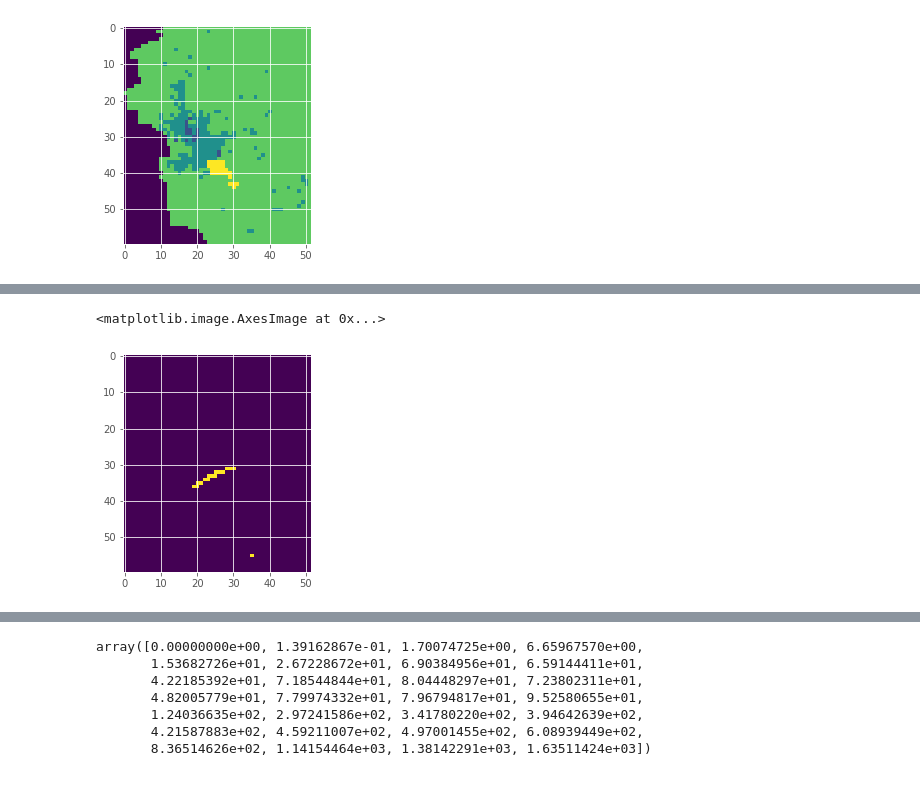
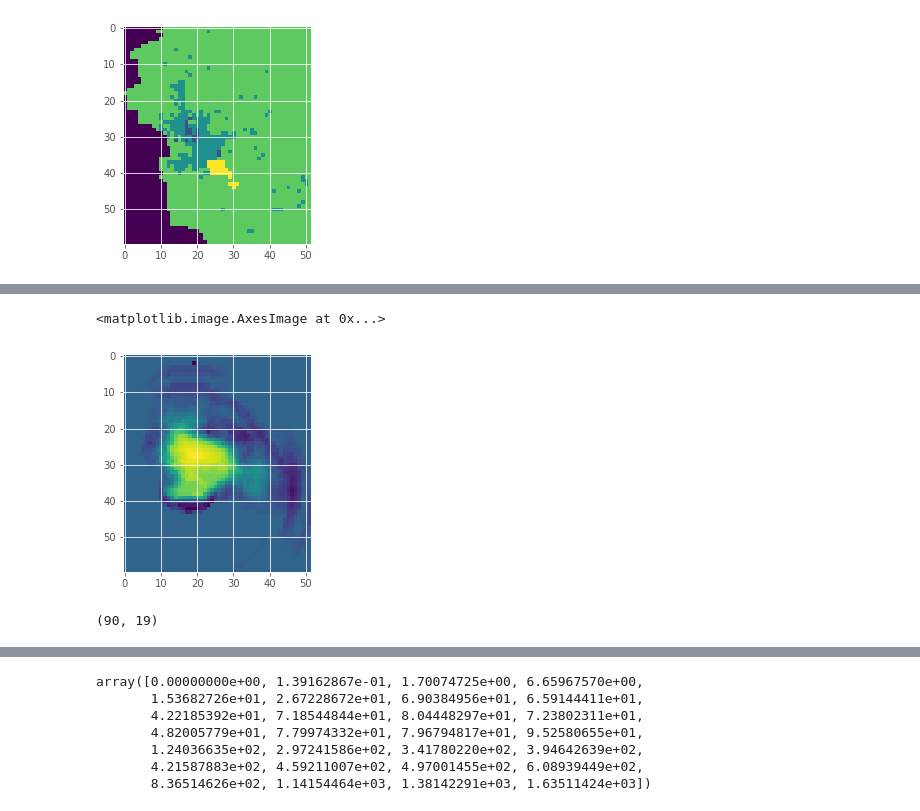
Before and after one commit to rdglpz/optimal_light_sensor_location, a Jupyter notebook: paso1_construir_base_de_datos_semivarianza.ipynb, the cells around one changed output, grey strips where cells are left out. Drawn from its saved outputs; the diff is of its cells as text; code cells hidden in the pictures.

```diff
--- a/paso1_construir_base_de_datos_semivarianza.ipynb
+++ b/paso1_construir_base_de_datos_semivarianza.ipynb
@@ -31,7 +31,7 @@ from skimage.filters import rank
 #import numpy as np
 from skimage.draw import line
 # %%
-fn = "config_exp_13062022.txt"
+fn = "config_exp_15062022_redo_exp.txt"
 # %%
 
 me.createProject(fn)
@@ -61,22 +64,20 @@ EAM = ps.readIMG(niveles,invert=True)
 
 th = int(setup["desaturation_th"])
 # %%
-nonsat,distance = ps.desaturate(NTLI,th=th)
+DNTLI,distance = ps.desaturate(NTLI,th=th)
 # %%
-
-
 #smoothing parameters
 sigma_y = setup['filterg_sy']
 sigma_x =setup['filterg_sx']
 sigma = [sigma_y,sigma_x]
 
-nonsat2 = sp.ndimage.filters.gaussian_filter(nonsat, sigma, mode=setup['gaussian_mode'])
+FDNTLI = sp.ndimage.filters.gaussian_filter(DNTLI, sigma, mode=setup['gaussian_mode'])
 #nonsat2 = luminance
 
 #we filter only the values greater than 22
-nonsat2 = (nonsat2>=setup['neglect_values'])*nonsat2
+FDNTLI = (FDNTLI>=setup['neglect_values'])*FDNTLI
 si = (33,24)
-nonsatc = np.copy(nonsat2)
+nonsatc = np.copy(FDNTLI)
 nonsatc[si]=0
 plt.imshow(nonsatc)
 plt.show()
@@ -98,47 +100,31 @@ plt.imshow(EAM)
 # %%
 from IPython.display import clear_output
 
-coords = ps.get_coords(nonsat2>0)
+coords = ps.get_coords(FDNTLI>0)
 
 #fill the required params
 si = (37,18)
 
 params = {"type": "semivar",
-          "si": si,
           "atol": setup["tolerance_angle"],
           "dtol": setup["tolerance_distance"]}
 
 
-sv = np.zeros(luminance.shape)
+sv = np.zeros(FDNTLI.shape)
 
 #tell to the class, which object is going to be used to make the semivariogram
 
 
-rG = rg.rGrowing(nonsat2)
+rG = rg.rGrowing(FDNTLI)
 
 rG.setParams(params)
 
 n = len(coords)
 
 #ncords x imagesize m x n
-image_size = (n,nonsat2.shape[0]*nonsat2.shape[1])
+image_size = (n,FDNTLI.shape[0]*FDNTLI.shape[1])
 allsemivariances = np.zeros(image_size)
 allmask = np.zeros(image_size)
 
+
 df = pd.DataFrame()
-
-for i,si in enumerate(coords):
-
-    clear_output(wait=True)
-    s="{percen: 1.2f}%"
-    print(s.format(percen = 100*(i+1)/(n)))
-    si = tuple(si)
-
-    #generate a semivariance sv map
-    sv = rG.makeSemivarianceMap(si)
-
-    #flattne sv to store it in a dataframe
-    allsemivariances[i] = sv.flatten()
-
-    #construct a mask of sv and then flatten it
-    allmask[i] = ps.constructMask(si,sv,flat_means_decrease).flatten()
@@ -155,5 +179,5 @@ si
 # %%
-plt.imshow(v)
+plt.imshow(allsemivariances[0].reshape(FDNTLI.shape))
 # %% [output]
 <matplotlib.image.AxesImage at 0x...>
-[figure, old version]
+[figure, new version]
@@ -173,0 +216,4 @@ df_semivariance_mask.to_csv(filesvmask)
+# %%
+si
+# %% [output]
+(90, 19)
```
Also changed, not shown: parts of 39 cells of this notebook, 4 other files.
